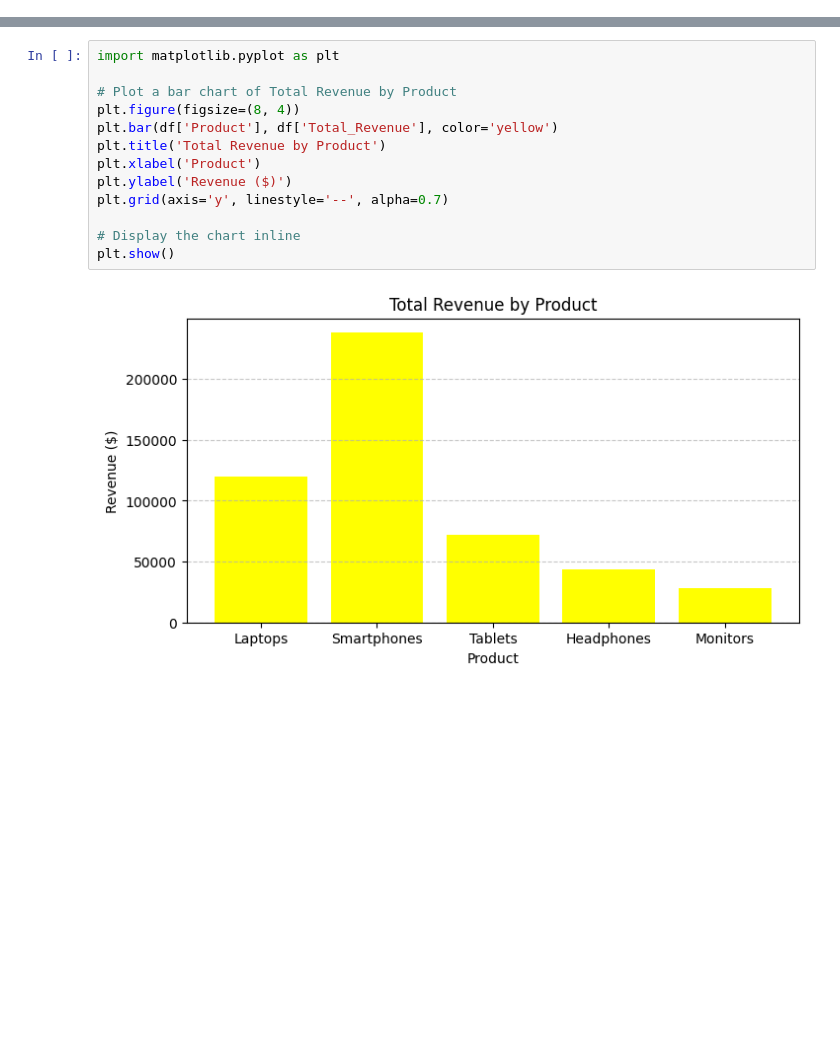
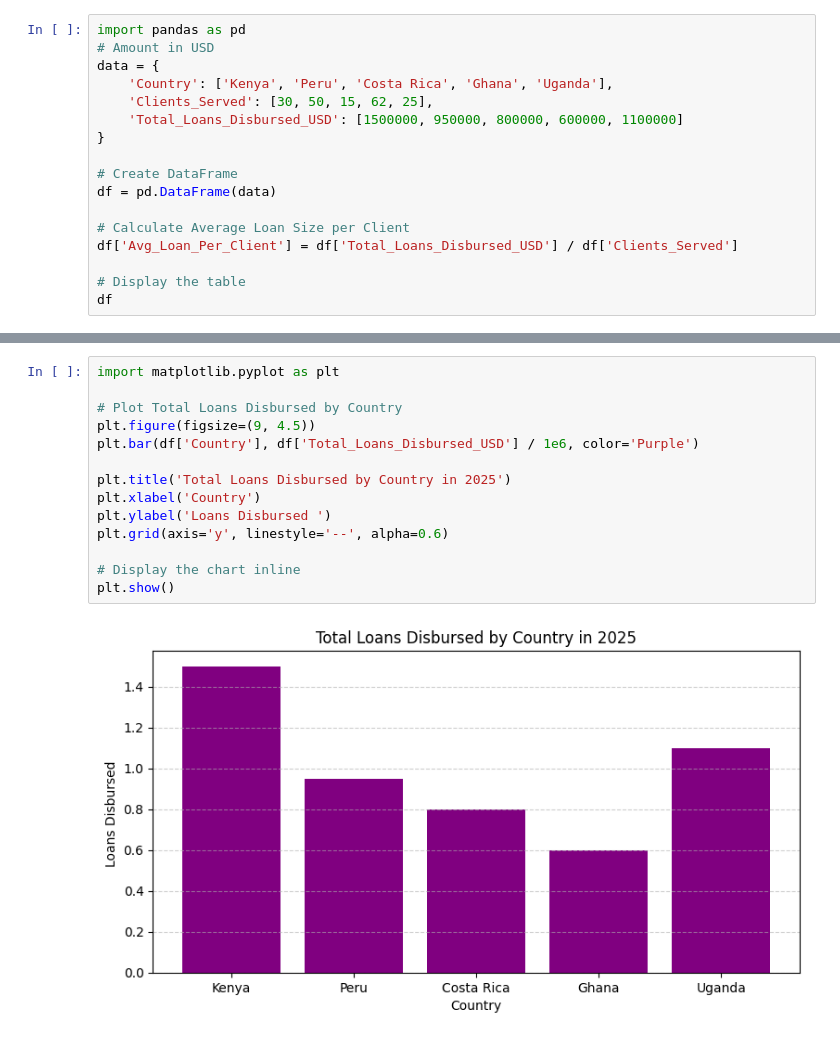
Before and after one commit to nash7772026/my-projects, a Jupyter notebook: Titled1.ipynb, the cells around one changed output, grey strips where cells are left out. Saved outputs shown, nothing was run; the diff lists cells and outputs as text; blank space fills up the shorter version.

```diff
--- a/Titled1.ipynb
+++ b/Titled1.ipynb
@@ -30,0 +13,17 @@ df
+# %%
+import pandas as pd
+# Amount in USD
+data = {
+    'Country': ['Kenya', 'Peru', 'Costa Rica', 'Ghana', 'Uganda'],
+    'Clients_Served': [30, 50, 15, 62, 25],
+    'Total_Loans_Disbursed_USD': [1500000, 950000, 800000, 600000, 1100000]
+}
+
+# Create DataFrame
+df = pd.DataFrame(data)
+
+# Calculate Average Loan Size per Client
+df['Avg_Loan_Per_Client'] = df['Total_Loans_Disbursed_USD'] / df['Clients_Served']
+
+# Display the table
+df
@@ -31,15 +37,16 @@ df
 # %%
 import matplotlib.pyplot as plt
 
-# Plot a bar chart of Total Revenue by Product
-plt.figure(figsize=(8, 4))
-plt.bar(df['Product'], df['Total_Revenue'], color='yellow')
-plt.title('Total Revenue by Product')
-plt.xlabel('Product')
-plt.ylabel('Revenue ($)')
-plt.grid(axis='y', linestyle='--', alpha=0.7)
+# Plot Total Loans Disbursed by Country
+plt.figure(figsize=(9, 4.5))
+plt.bar(df['Country'], df['Total_Loans_Disbursed_USD'] / 1e6, color='Purple')
+
+plt.title('Total Loans Disbursed by Country in 2025')
+plt.xlabel('Country')
+plt.ylabel('Loans Disbursed ')
+plt.grid(axis='y', linestyle='--', alpha=0.6)
 
 # Display the chart inline
 plt.show()
 # %% [output]
-[figure, old version]
+[figure, new version]
```
Also changed, not shown: parts of 4 cells of this notebook.
